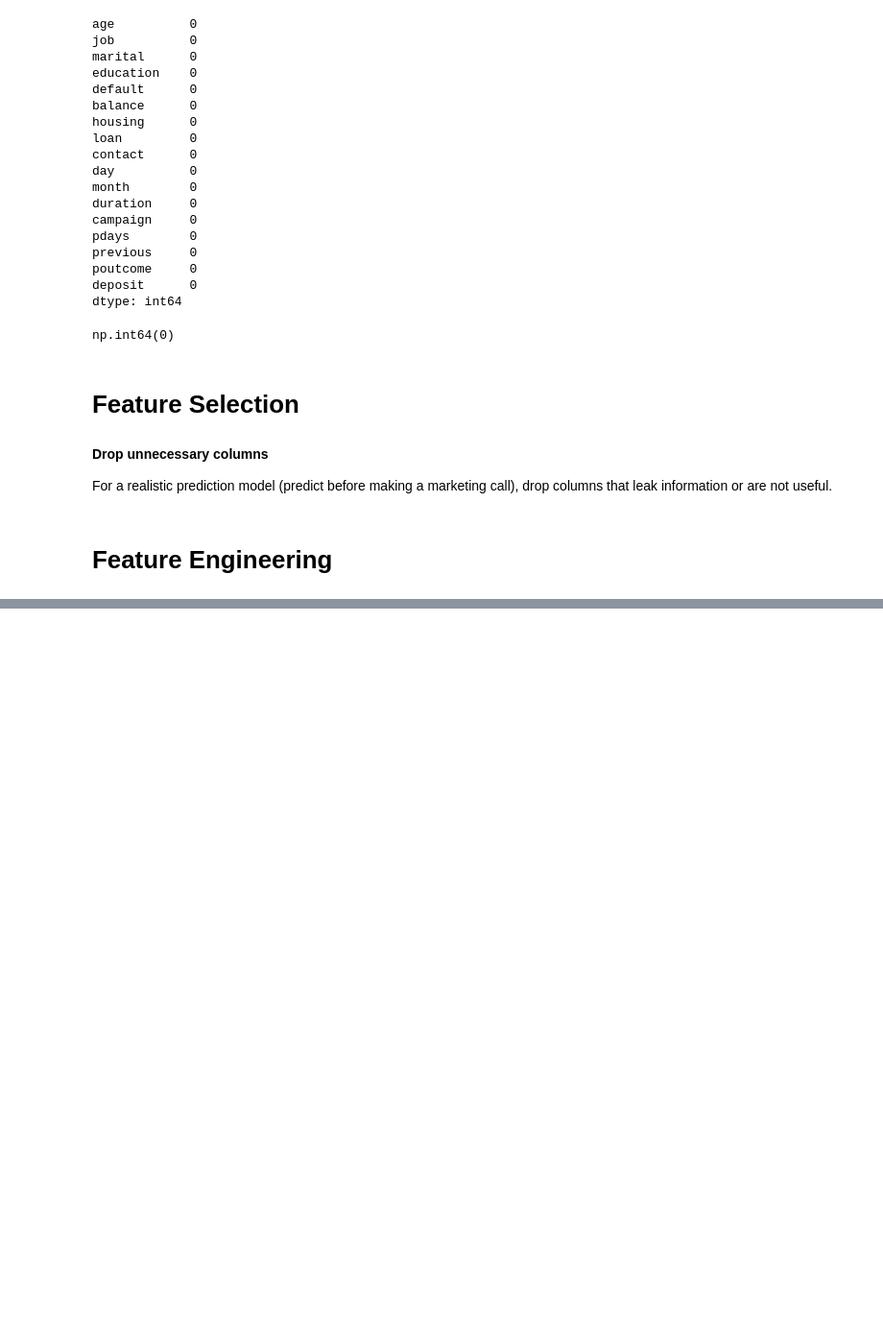
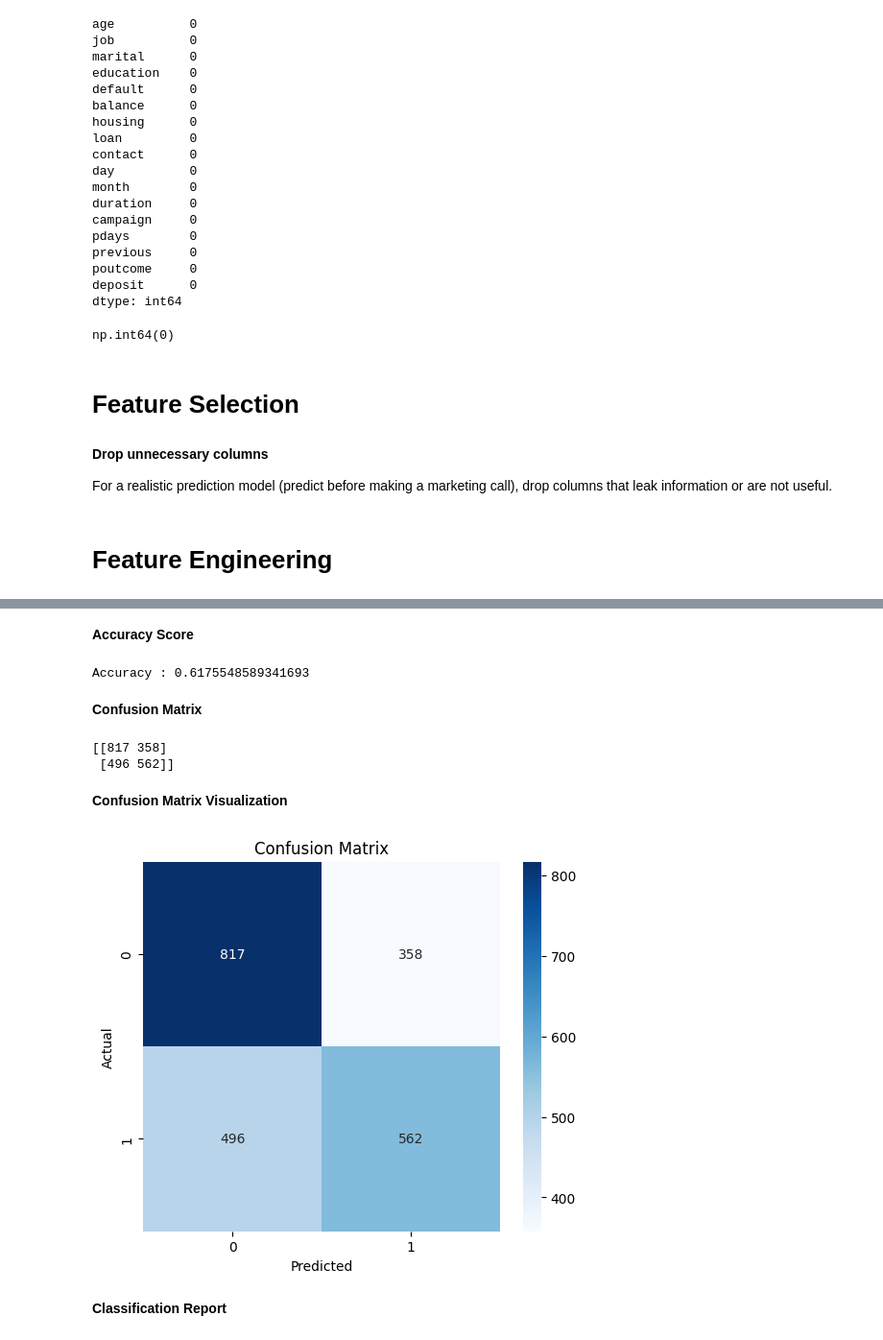
Before and after one commit to ajayspace-bit/Bank-Personal-Loan-Prediction, a Jupyter notebook: Bank Personal Deposit Prediction.ipynb, the cells around one changed output, grey strips where cells are left out. Shown at 96% size. Saved outputs shown, nothing was run; the diff lists cells and outputs as text; code cells hidden in the pictures; blank space fills up the shorter version.

Commit message:
Complete Bank Personal Deposit Prediction using Logistic Regression

```diff
--- a/Bank Personal Deposit Prediction.ipynb
+++ b/Bank Personal Deposit Prediction.ipynb
@@ -395,0 +452,5 @@ bank_data.drop(
+# %%
+scaler = StandardScaler()
+
+X_train = scaler.fit_transform(X_train)
+X_test = scaler.transform(X_test)
@@ -395,0 +459,3 @@ bank_data.drop(
+# %%
+model = LogisticRegression(random_state=42)
+model.fit(X_train, y_train)
@@ -395,0 +466,3 @@ bank_data.drop(
+# %%
+y_pred = model.predict(X_test)
+y_prob = model.predict_proba(X_test)[:, 1]
@@ -395,0 +471,35 @@ bank_data.drop(
+# %% [markdown]
+**Accuracy Score**
+# %%
+accuracy = accuracy_score(y_test, y_pred)
+print("Accuracy :", accuracy)
+# %% [output]
+Accuracy : 0.6175548589341693
+# %% [markdown]
+**Confusion Matrix**
+# %%
+cm = confusion_matrix(y_test, y_pred)
+print(cm)
+# %% [output]
+[[817 358]
+ [496 562]]
+# %% [markdown]
+**Confusion Matrix Visualization**
+# %%
+plt.figure(figsize=(6,5))
+
+sns.heatmap(
+    cm,
+    annot=True,
+    fmt="d",
+    cmap="Blues"
+)
+
+plt.xlabel("Predicted")
+plt.ylabel("Actual")
+plt.title("Confusion Matrix")
+plt.show()
+# %% [output]
+[figure, added]
+# %% [markdown]
+**Classification Report**
```
Also changed, not shown: parts of 27 cells of this notebook, 2 other files.
